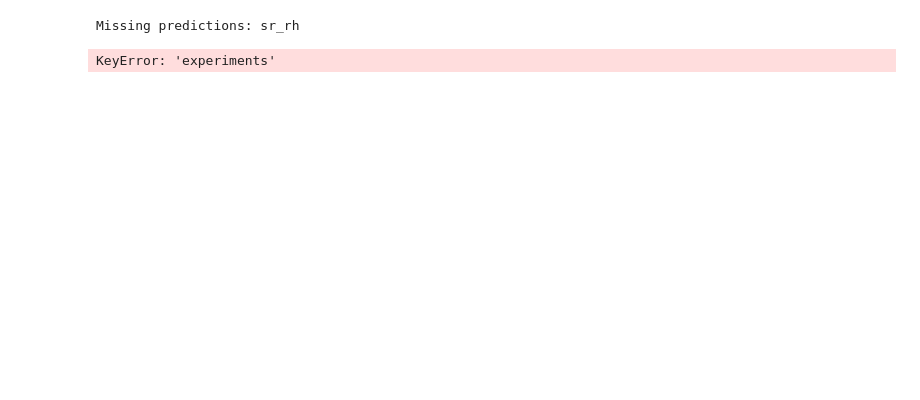
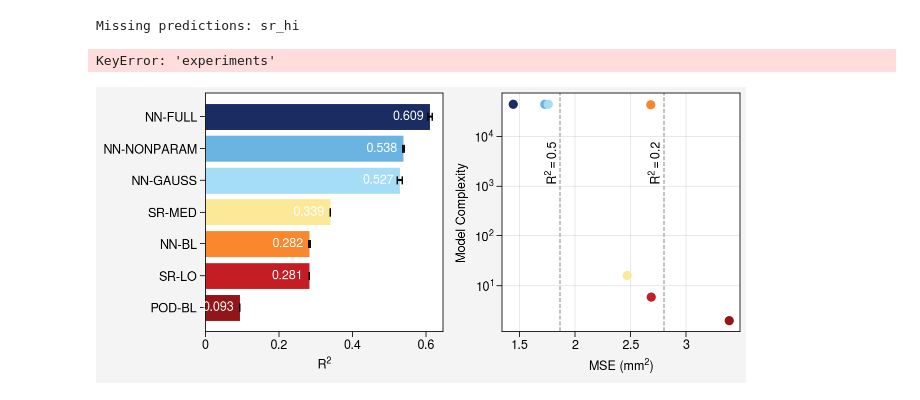
Before and after one commit to savannahferretti/monsoon-discovery, a Jupyter notebook: notebooks/pareto.ipynb, the cells around one changed output. Saved outputs shown, nothing was run; the diff lists cells and outputs as text; code cells hidden in the pictures; blank space fills up the shorter version.

Commit message:
New colors

```diff
--- a/notebooks/pareto.ipynb
+++ b/notebooks/pareto.ipynb
@@ -34,15 +34,16 @@ for _name,_rc in MODELS['nn']['runs'].items():
     DESCRIPTIONS[_name] = _rc.get('description',_name)
 for _name,_eqspec in MODELS['sr'].get('optimizedeqs',{}).items():
     DESCRIPTIONS[_name] = _eqspec.get('description',_name)
+
 MODELDICT  = {
-    'pod_bl':      {'label':DESCRIPTIONS.get('pod_bl','POD-BL'),      'color':'blood'},
-    'nn_bl':       {'label':DESCRIPTIONS.get('nn_bl','NN-BL'),         'color':'#5BA7DA'},
-    'nn_full':     {'label':DESCRIPTIONS.get('nn_full','NN-FULL'),     'color':'#5BA7DA'},
-    'nn_nonparam': {'label':DESCRIPTIONS.get('nn_nonparam','NN-NONPARAM'),'color':'#F2C85E'},
-    'nn_gauss':    {'label':DESCRIPTIONS.get('nn_gauss','NN-GAUSS'),   'color':'#D42028'},
-    'sr_lo':       {'label':DESCRIPTIONS.get('sr_lo','SR-LO'),         'color':'#1B2C61'},
-    'sr_med':      {'label':DESCRIPTIONS.get('sr_med','SR-MED'),       'color':'#1B2C61'},
-    'sr_hi':       {'label':DESCRIPTIONS.get('sr_hi','SR-HI'),         'color':'#1B2C61'}}
+    'pod_bl':      {'label':DESCRIPTIONS.get('pod_bl','POD-BL'),      'color':'#921519'},
+    'nn_bl':       {'label':DESCRIPTIONS.get('nn_bl','NN-BL'),         'color':'#fa862d'},
+    'nn_full':     {'label':DESCRIPTIONS.get('nn_full','NN-FULL'),     'color':'#1b2c63'},
+    'nn_nonparam': {'label':DESCRIPTIONS.get('nn_nonparam','NN-NONPARAM'),'color':'#6bb4e1'},
+    'nn_gauss':    {'label':DESCRIPTIONS.get('nn_gauss','NN-GAUSS'),   'color':'#a5ddf7'},
+    'sr_lo':       {'label':DESCRIPTIONS.get('sr_lo','SR-LO'),         'color':'#c41d24'},
+    'sr_med':      {'label':DESCRIPTIONS.get('sr_med','SR-MED'),       'color':'#fce998'},
+    'sr_hi':       {'label':DESCRIPTIONS.get('sr_hi','SR-HI'),         'color':'#e9f6fd'}}
 # %%
 def get_r2(ytrue,ypred,dims=None):
     dims  = list(ytrue.dims) if dims is None else dims
@@ -147,7 +148,7 @@ for name in MODELDICT:
         for sid in predtp.seed.values])
 
 paretoresults = {}
-for name in MODELS['experiments']:
+for name in MODELS['experiments']['runs']:
     filepath = os.path.join(PREDSDIR,f'{name}_{SPLIT}_predictions.nc')
     if not os.path.exists(filepath):
         continue
@@ -164,7 +165,7 @@ print(f'Target models loaded: {len(targetresults)}/{len(MODELDICT)}')
 print(f'Per-seed R² computed for: {list(targetr2seeds.keys())}')
 print(f'Pareto runs loaded:   {len(paretoresults)}')
 # %% [output]
-Missing predictions: sr_rh
+Missing predictions: sr_hi
 KeyError: 'experiments'
 # %%
 targetr2      = {name:float(targetr2seeds[name].mean()) if name in targetr2seeds else get_r2(*targetresults[name]) for name in targetresults}
@@ -179,7 +180,7 @@ for run,(ytrue,ypred) in paretoresults.items():
 frontier = pareto_front(frontierrecords) if frontierrecords else []
 
 refytrue = next(iter(targetresults.values()))[0]
-r2refs   = [0.2,0.4,0.6]
+r2refs   = [0.25,0.5]
 mserefs  = {r2: get_mse_at_r2(refytrue,r2_target=r2) for r2 in r2refs}
 
 rows   = [(name,targetr2[name]) for name in MODELDICT if name in targetr2]
@@ -190,31 +191,33 @@ r2s    = [targetr2[name]    for name,_ in rows]
 r2errs = [targetr2std[name] for name,_ in rows]
 anyseed = any(e > 0 for e in r2errs)
 
 fig,axs = pplt.subplots(ncols=2,figwidth=6.5,refwidth=2,share=False)
 axs[0].barh(labels,r2s,xerr=(r2errs if anyseed else None),color=colors,capsize=(3 if anyseed else 0))
 for i,(name,_) in enumerate(rows):
     r2 = targetr2[name]
     axs[0].text(max(r2-0.015,0.01),i,f'{r2:.3f}',va='center',ha='right',color='w')
 axs[0].format(grid=False,xlabel=r'$R^2$')
 
 if frontierrecords:
     axs[1].scatter([r['mse'] for r in frontierrecords],[r['nparams'] for r in frontierrecords],
                    color='#D42028',alpha=0.35,zorder=2)
     if len(frontier)>1:
         axs[1].plot([r['mse'] for r in frontier],[r['nparams'] for r in frontier],
                     color='#D42028',zorder=3,label='SR Pareto Frontier')
 
 for name,info in MODELDICT.items():
     if name not in targetresults or targetnparams.get(name) is None:
         continue
     axs[1].scatter(targetmse[name],targetnparams[name],color=info['color'],zorder=6,label=info['label'])
 
 for r2,mse in mserefs.items():
     axs[1].axvline(mse,color='gray',linestyle='--',linewidth=0.8)
     axs[1].text(mse,0.8,rf'$R^2={r2:.1f}$',rotation=90,va='top',ha='right',
                 transform=axs[1].get_xaxis_transform())
 
 axs[1].format(grid=True,xlabel=r'MSE (mm$^2$)',ylabel='Model Complexity',yscale='log',yformatter='log')
-axs[1].legend(loc='r',ncols=1)
+# fig.legend(loc='r',ncols=1)
 pplt.show()
 # fig.save('../figs/fig_1.jpg')
+# %% [output]
+[figure, added]
```
Also changed, not shown: 6 other files.
